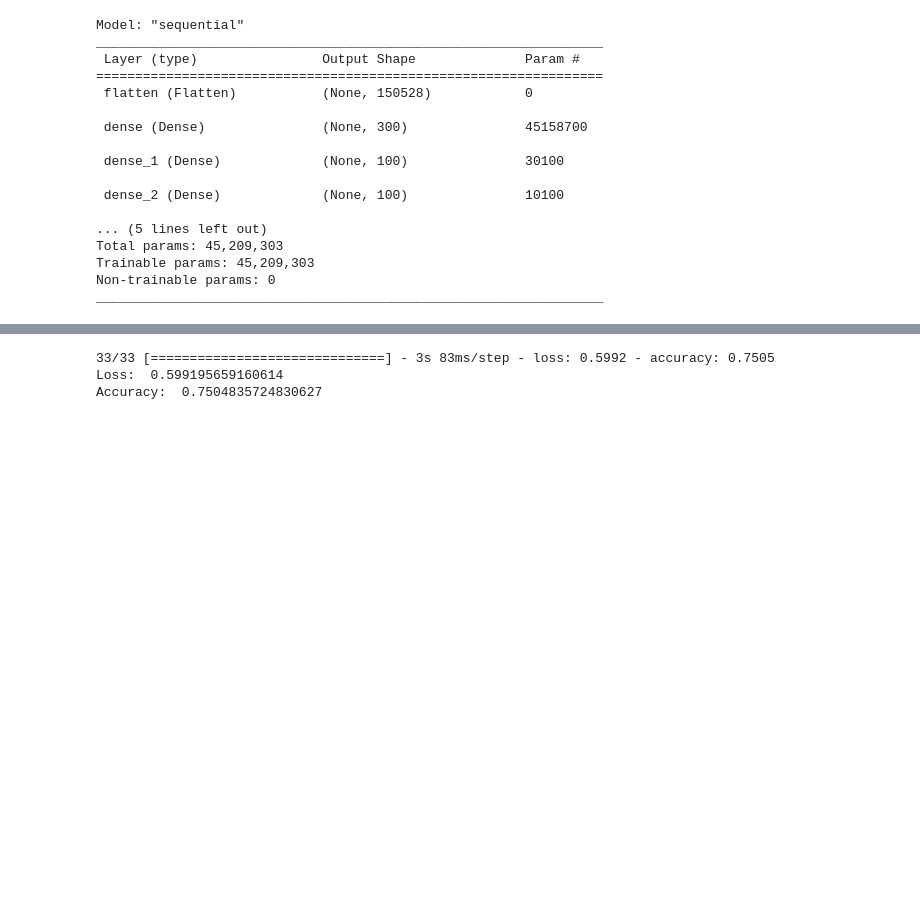
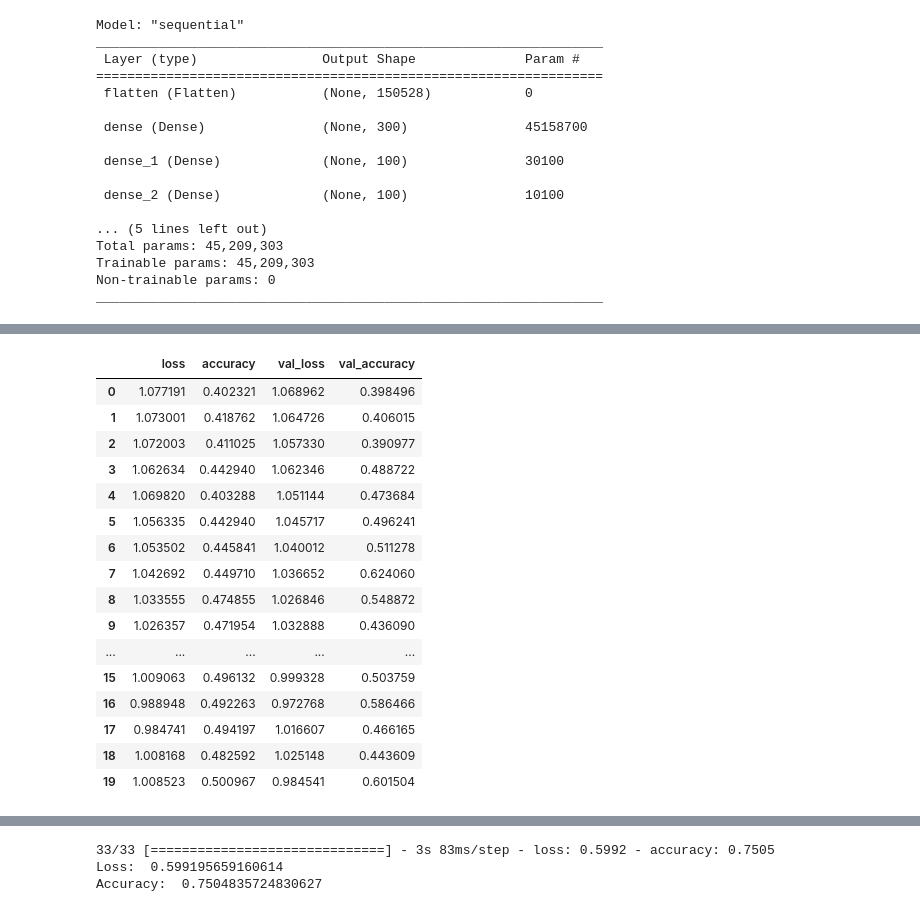
Before and after one commit to trizkynoviandy/bean-leaf-classification, a Jupyter notebook: bean-leaf-classification-tensorflow.ipynb, the cells around one changed output, grey strips where cells are left out. Saved outputs shown, nothing was run; the diff lists cells and outputs as text; code cells hidden in the pictures; blank space fills up the shorter version.

```diff
--- a/bean-leaf-classification-tensorflow.ipynb
+++ b/bean-leaf-classification-tensorflow.ipynb
@@ -105 +118,21 @@ Epoch 20/20
+# %%
+history
+# %% [output]
+|  | loss | accuracy | val_loss | val_accuracy |
+| 0 | 1.077191 | 0.402321 | 1.068962 | 0.398496 |
+| 1 | 1.073001 | 0.418762 | 1.064726 | 0.406015 |
+| 2 | 1.072003 | 0.411025 | 1.057330 | 0.390977 |
+| 3 | 1.062634 | 0.442940 | 1.062346 | 0.488722 |
+| 4 | 1.069820 | 0.403288 | 1.051144 | 0.473684 |
+| 5 | 1.056335 | 0.442940 | 1.045717 | 0.496241 |
+| 6 | 1.053502 | 0.445841 | 1.040012 | 0.511278 |
+| 7 | 1.042692 | 0.449710 | 1.036652 | 0.624060 |
+| 8 | 1.033555 | 0.474855 | 1.026846 | 0.548872 |
+| 9 | 1.026357 | 0.471954 | 1.032888 | 0.436090 |
+| ... | ... | ... | ... | ... |
+| 15 | 1.009063 | 0.496132 | 0.999328 | 0.503759 |
+| 16 | 0.988948 | 0.492263 | 0.972768 | 0.586466 |
+| 17 | 0.984741 | 0.494197 | 1.016607 | 0.466165 |
+| 18 | 1.008168 | 0.482592 | 1.025148 | 0.443609 |
+| 19 | 1.008523 | 0.500967 | 0.984541 | 0.601504 |
 # %%
```
Also changed, not shown: parts of 8 cells of this notebook.
